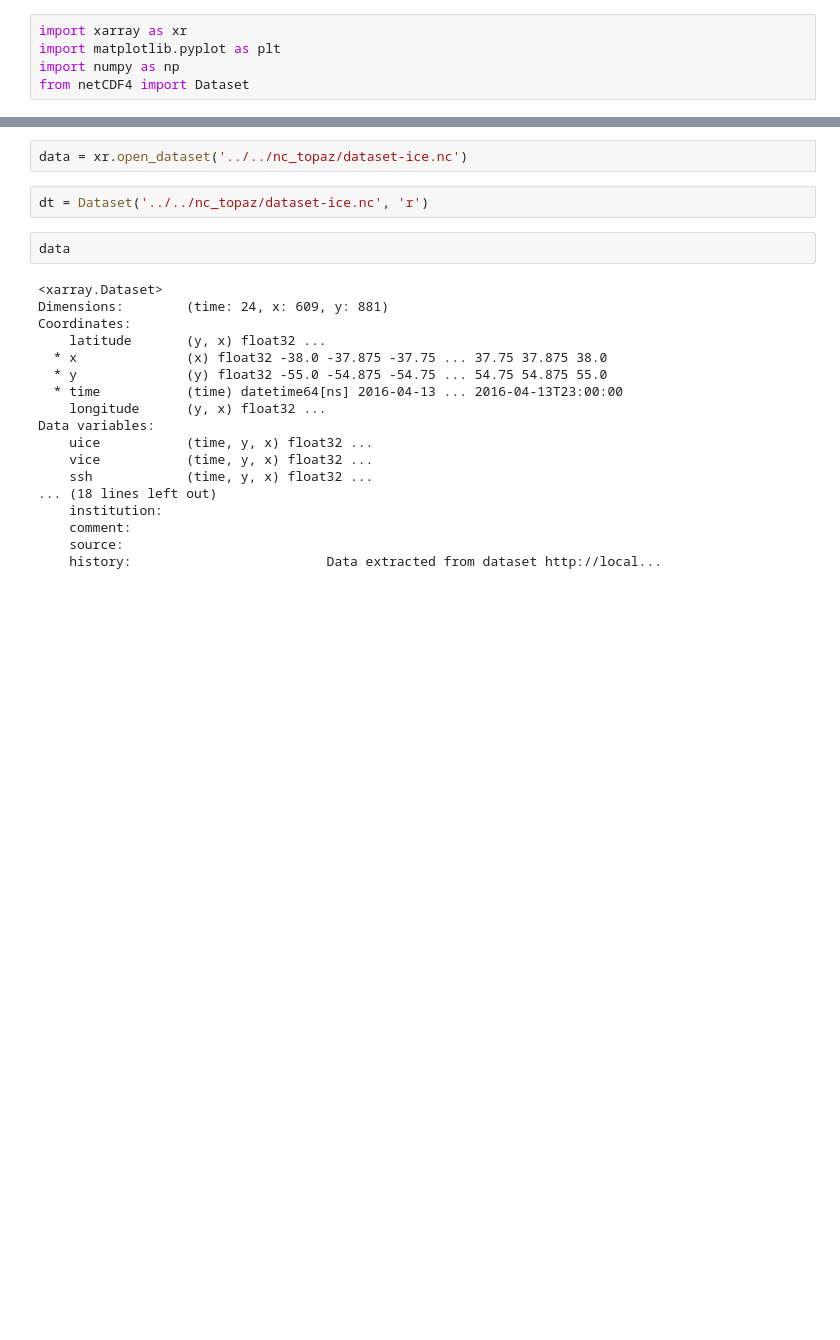
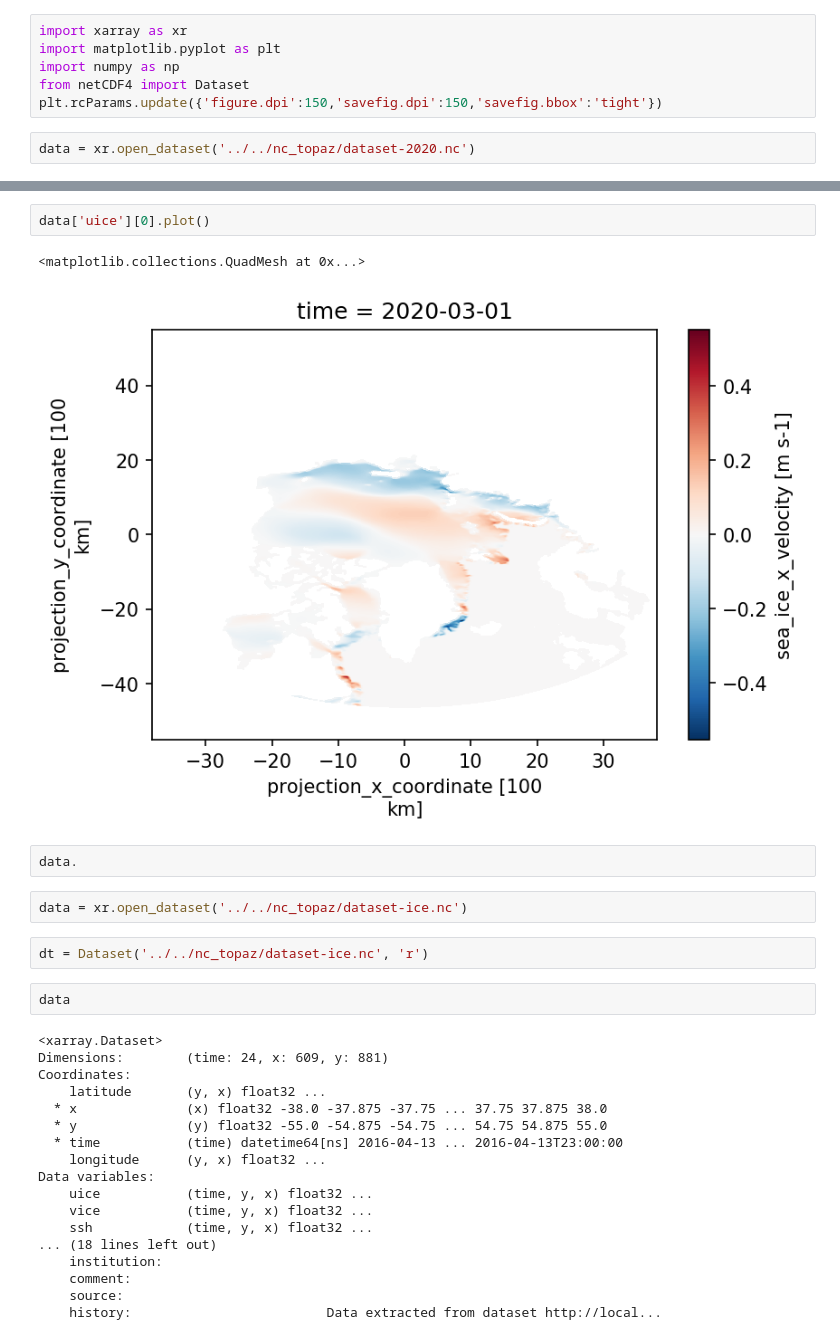
Before and after one commit to chuck97/INMOST_ICE, a Jupyter notebook: jupyter/TOPAZ-4.ipynb, the cells around one changed output, grey strips where cells are left out. Drawn from its saved outputs; the diff is of its cells as text; blank space fills up the shorter version.

```diff
--- a/jupyter/TOPAZ-4.ipynb
+++ b/jupyter/TOPAZ-4.ipynb
@@ -3,3 +3,6 @@ import xarray as xr
 import matplotlib.pyplot as plt
 import numpy as np
 from netCDF4 import Dataset
+plt.rcParams.update({'figure.dpi':150,'savefig.dpi':150,'savefig.bbox':'tight'})
+# %%
+data = xr.open_dataset('../../nc_topaz/dataset-2020.nc')
@@ -6,3 +29,10 @@ from netCDF4 import Dataset
+# %%
+data['uice'][0].plot()
+# %% [output]
+<matplotlib.collections.QuadMesh at 0x...>
+[figure, added]
+# %%
+data.
 # %%
 data = xr.open_dataset('../../nc_topaz/dataset-ice.nc')
 # %%
```
Also changed, not shown: parts of 1 cell of this notebook, 19 other files.
